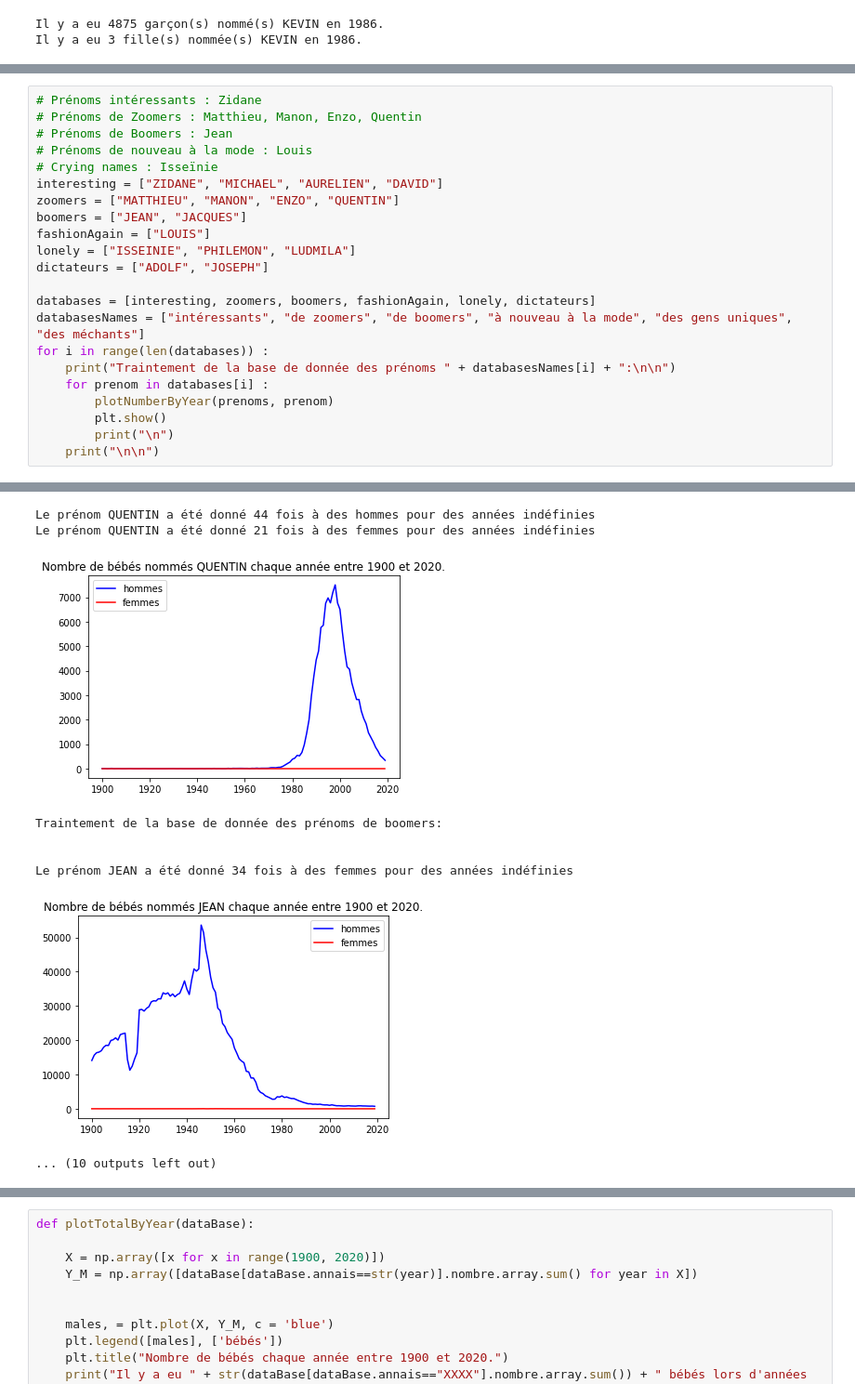
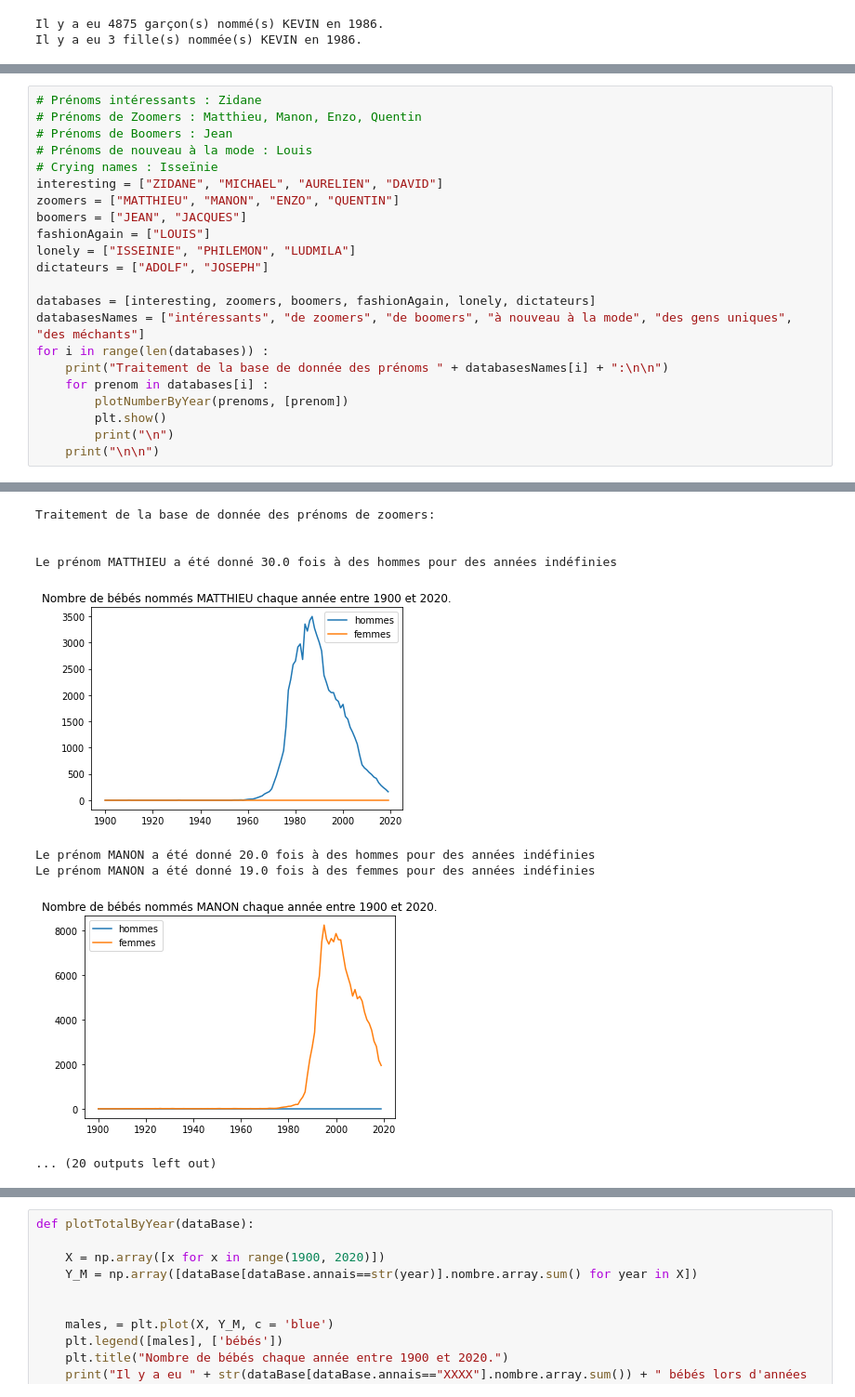
Before and after one commit to MatthieuRodet/ProjetStatistique, a Jupyter notebook: Projet.ipynb, the cells around one changed output, grey strips where cells are left out. Shown at 93% size. Saved outputs shown, nothing was run; the diff lists cells and outputs as text.

```diff
--- a/Projet.ipynb
+++ b/Projet.ipynb
@@ -129,9 +126,9 @@ dictateurs = ["ADOLF", "JOSEPH"]
 databases = [interesting, zoomers, boomers, fashionAgain, lonely, dictateurs]
 databasesNames = ["intéressants", "de zoomers", "de boomers", "à nouveau à la mode", "des gens uniques", "des méchants"]
 for i in range(len(databases)) :
-    print("Traintement de la base de donnée des prénoms " + databasesNames[i] + ":\n\n")
+    print("Traitement de la base de donnée des prénoms " + databasesNames[i] + ":\n\n")
     for prenom in databases[i] :
-        plotNumberByYear(prenoms, prenom)
+        plotNumberByYear(prenoms, [prenom])
         plt.show()
         print("\n")
     print("\n\n")
@@ -155,10 +148,10 @@ Le prénom ENZO a été donné 27 fois à des femmes pour des années indéfinie
-Le prénom QUENTIN a été donné 44 fois à des hommes pour des années indéfinies
-Le prénom QUENTIN a été donné 21 fois à des femmes pour des années indéfinies
+Traitement de la base de donnée des prénoms de zoomers:
+
+
+Le prénom MATTHIEU a été donné 30.0 fois à des hommes pour des années indéfinies
-[figure, old version]
+[figure, new version]
-Traintement de la base de donnée des prénoms de boomers:
-
-
-Le prénom JEAN a été donné 34 fois à des femmes pour des années indéfinies
+Le prénom MANON a été donné 20.0 fois à des hommes pour des années indéfinies
+Le prénom MANON a été donné 19.0 fois à des femmes pour des années indéfinies
-[figure, old version]
+[figure, new version]
-... (10 outputs left out)
+... (20 outputs left out)
 # %%
```
Also changed, not shown: parts of 5 cells of this notebook.
